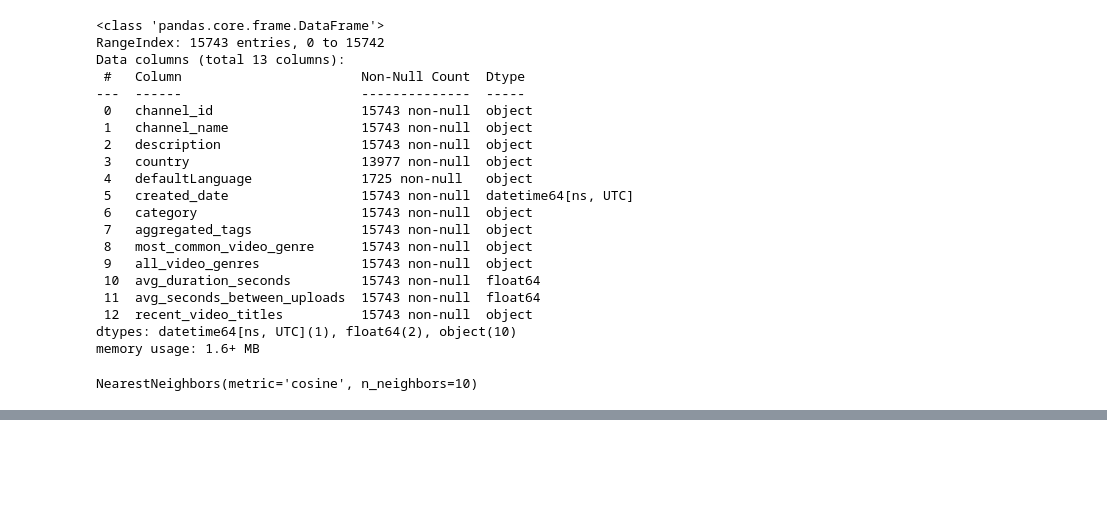
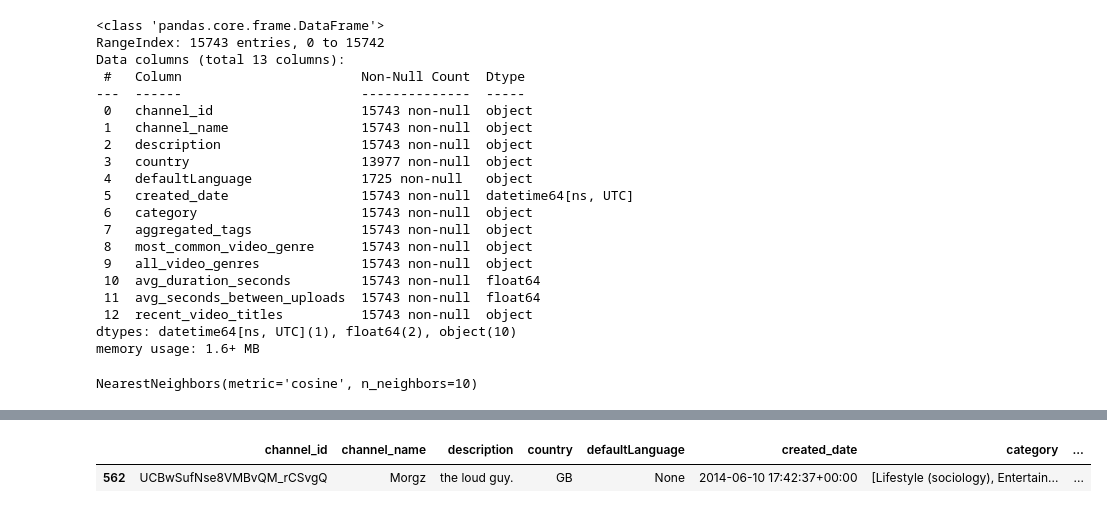
Before and after one commit to ricd99/ytrec, a Jupyter notebook: notebooks/EDA.ipynb, the cells around one changed output, grey strips where cells are left out. Cells and saved outputs as stored; diff of their text form; code cells hidden in the pictures; blank space fills up the shorter version.

```diff
--- a/notebooks/EDA.ipynb
+++ b/notebooks/EDA.ipynb
@@ -25,6 +25,9 @@ import json
 import glob
 
 import pickle
+# %%
+pd.set_option('display.max_colwidth', None)
+np.set_printoptions(threshold=np.inf, linewidth=200, suppress=True)
 # %%
 all_data = []
 for file in glob.glob("../data/processed/*.json"):
@@ -411,0 +419,6 @@ error spotted: i did not scale the posix time, it dominates the distance so ever
+# %%
+ch1 = df[df["channel_name"] == "Morgz"]
+ch1
+# %% [output]
+|  | channel_id | channel_name | description | country | defaultLanguage | created_date | category | ... |
+| 562 | UCBwSufNse8VMBvQM_rCSvgQ | Morgz | the loud guy. | GB | None | 2014-06-10 17:42:37+00:00 | [Lifestyle (sociology), Entertain... | ... |
```
Also changed, not shown: parts of 14 cells of this notebook, 1 other file.
